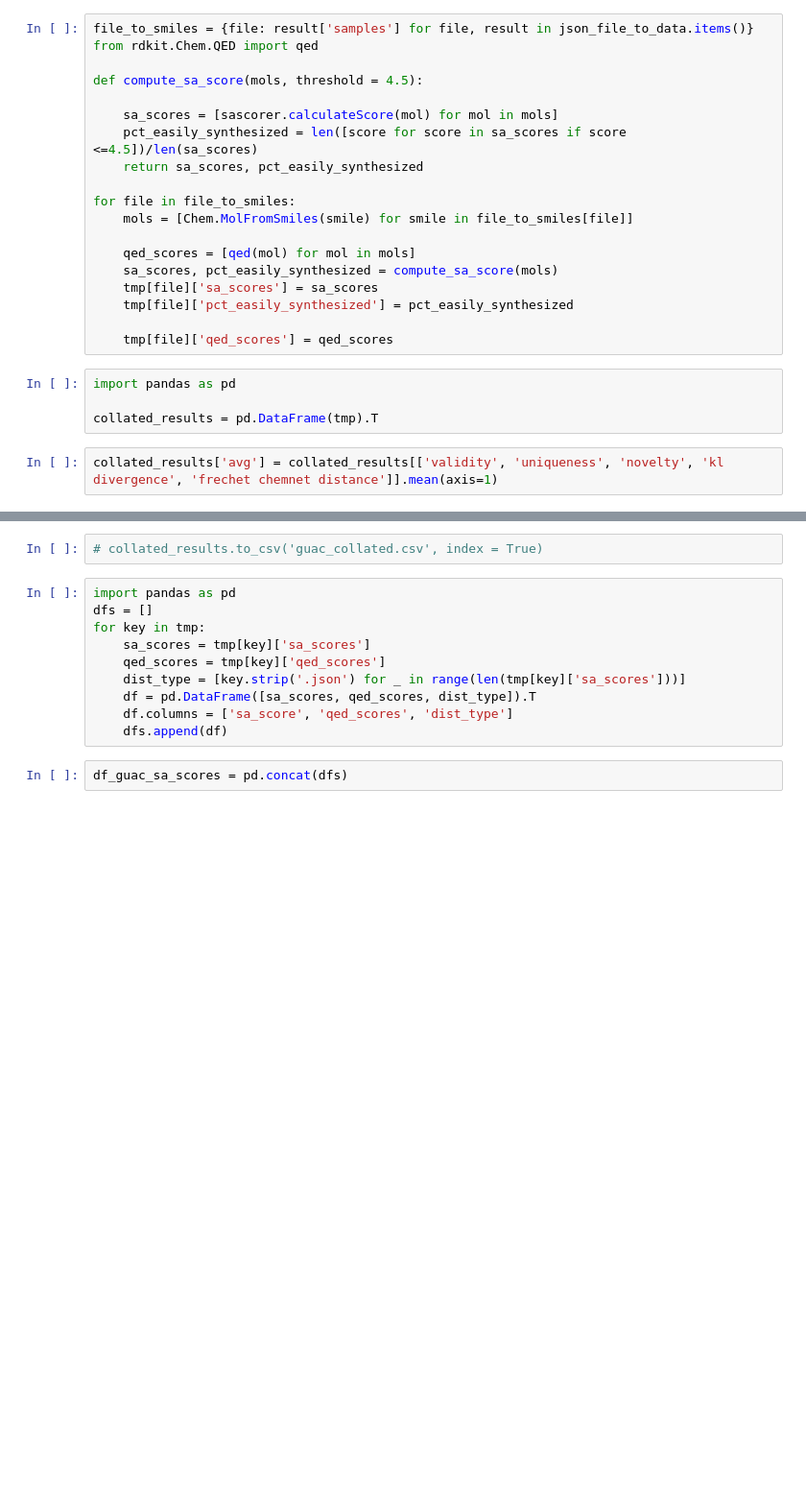
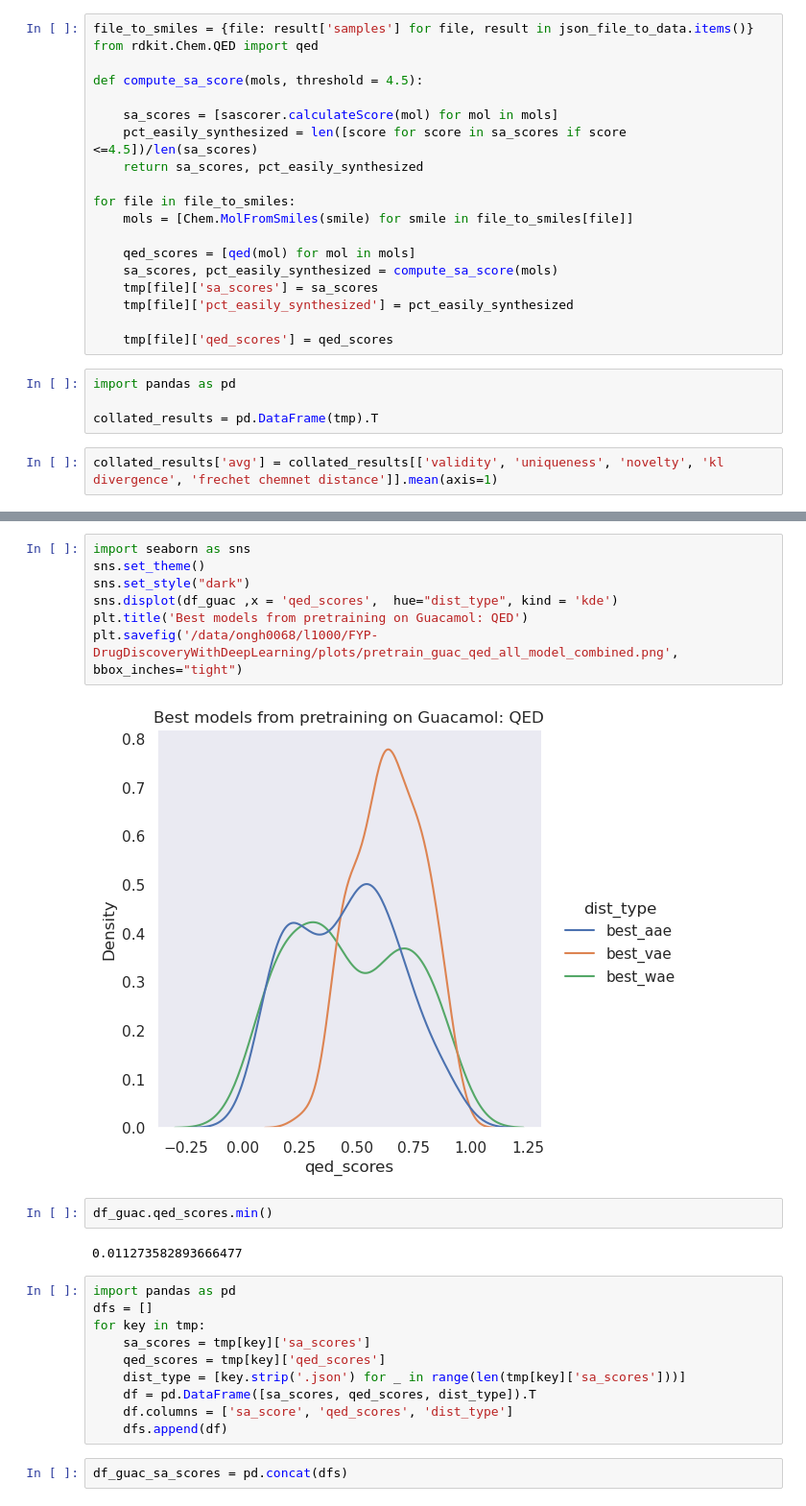
Before and after one commit to nomoresomethingwentwrong/GLDM, a Jupyter notebook: pretraining results.ipynb, the cells around one changed output, grey strips where cells are left out. Shown at 96% size. Drawn from its saved outputs; the diff is of its cells as text; blank space fills up the shorter version.

```diff
--- a/pretraining results.ipynb
+++ b/pretraining results.ipynb
@@ -99,5 +100,16 @@ collated_results
+# %%
+import seaborn as sns
+sns.set_theme()
+sns.set_style("dark")
+sns.displot(df_guac ,x = 'qed_scores',  hue="dist_type", kind = 'kde')
+plt.title('Best models from pretraining on Guacamol: QED')
+plt.savefig('/data/ongh0068/l1000/FYP-DrugDiscoveryWithDeepLearning/plots/pretrain_guac_qed_all_model_combined.png', bbox_inches="tight")
+# %% [output]
+[figure, added]
 # %%
-# collated_results.to_csv('guac_collated.csv', index = True)
+df_guac.qed_scores.min()
+# %% [output]
+0.011273582893666477
 # %%
 import pandas as pd
 dfs = []
```
Also changed, not shown: parts of 5 cells of this notebook, 22 other files.
